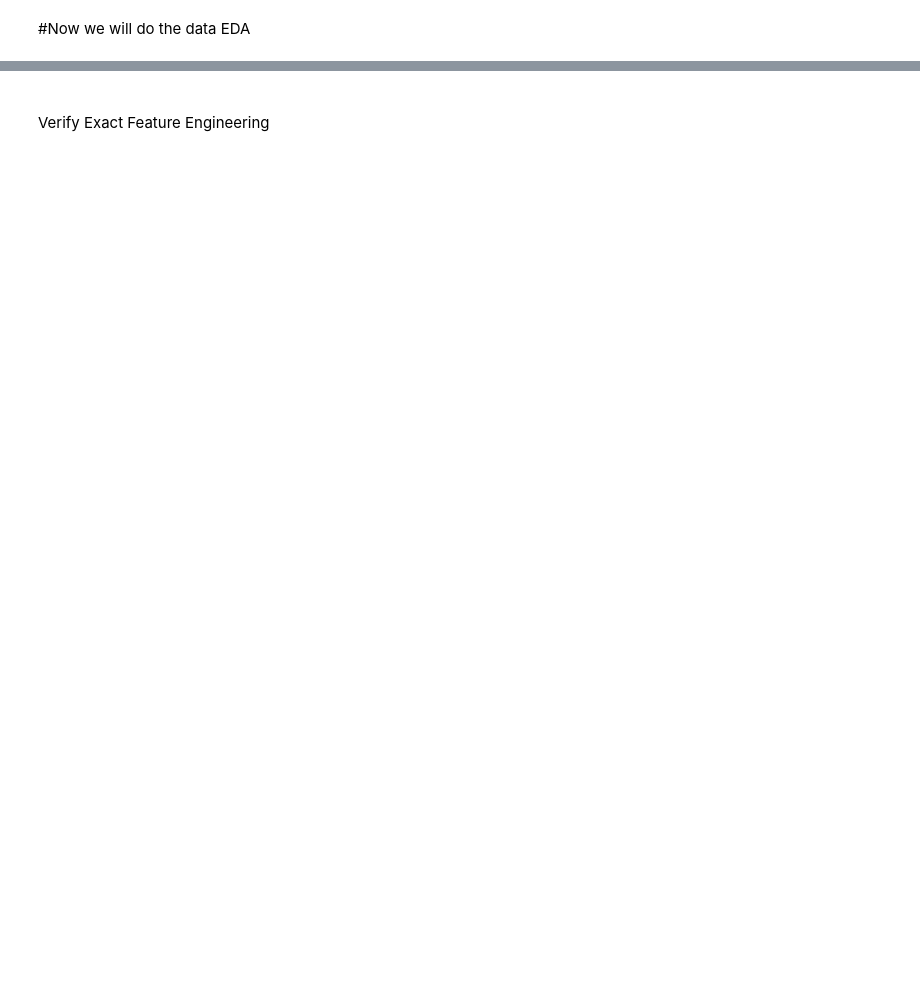
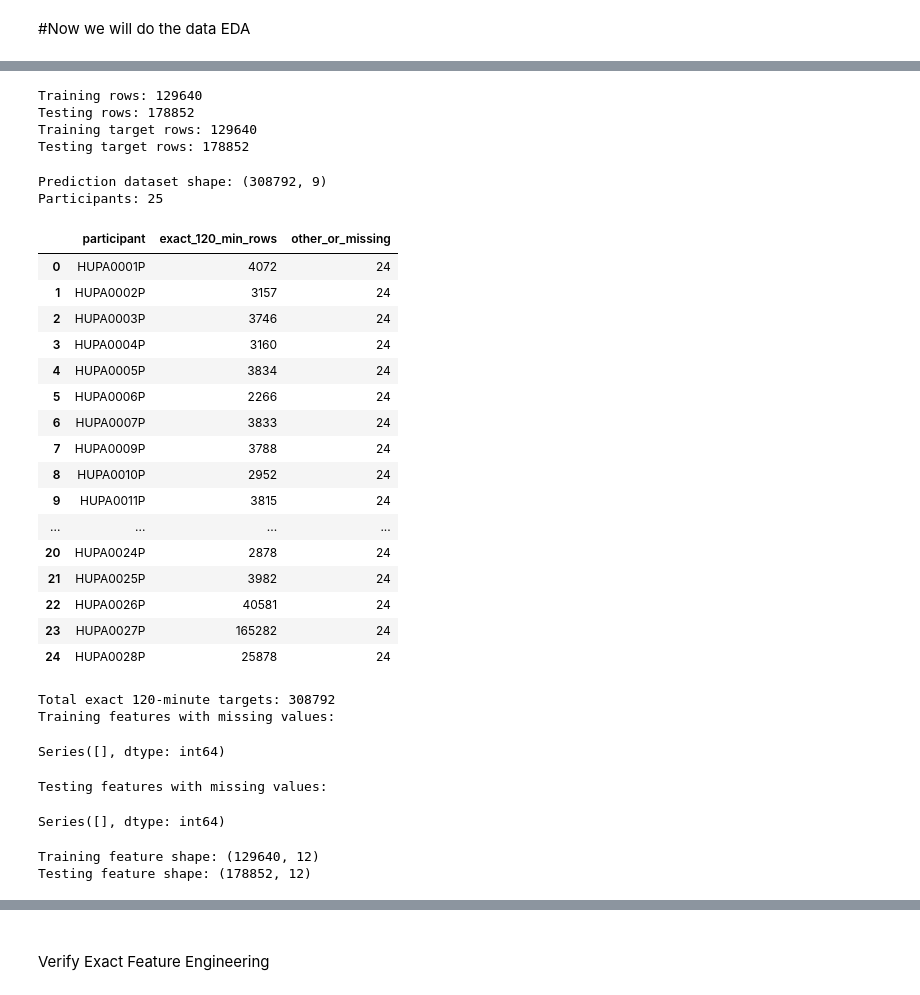
Before and after one commit to shubhampanchal6376/digital-twin, a Jupyter notebook: notebooks/01_data_inspection.ipynb, the cells around one changed output, grey strips where cells are left out. Saved outputs shown, nothing was run; the diff lists cells and outputs as text; code cells hidden in the pictures; blank space fills up the shorter version.

```diff
--- a/notebooks/01_data_inspection.ipynb
+++ b/notebooks/01_data_inspection.ipynb
@@ -3045,7 +5132,7 @@ print(
 import pandas as pd
 
 # Settings
-HORIZON_STEPS = 24  # 2 hours at 5-minute intervals
+HORIZON_STEPS = 24
 
 feature_columns = [
     "glucose",
@@ -3063,27 +5150,24 @@ for file in csv_files:
     temp = pd.read_csv(file, sep=";")
 
     temp["time"] = pd.to_datetime(
-        temp["time"],
-        errors="coerce"
+        temp["time"], errors="coerce"
     )
 
-    # Sort chronologically
     temp = temp.sort_values("time").reset_index(drop=True)
 
-    # Keep participant identity
+    # Preserve participant identity
     temp["participant"] = file.stem
 
-    # Create future glucose target
+    # Create the 2-hour future target
     temp["glucose_future_2h"] = (
         temp["glucose"].shift(-HORIZON_STEPS)
     )
 
     participant_frames.append(temp)
 
-# Combine participants in memory
+# Combine participants
 prediction_data = pd.concat(
-    participant_frames,
-    ignore_index=True
+    participant_frames, ignore_index=True
 )
 
 # Remove rows without a future target
@@ -3091,19 +5175,14 @@ prediction_data = prediction_data.dropna(
     subset=["glucose_future_2h"]
 ).reset_index(drop=True)
 
-print("Prediction dataset shape:", prediction_data.shape)
-print("Participants:", prediction_data["participant"].nunique())
-
-print("\nTarget summary:")
-display(prediction_data["glucose_future_2h"].describe())
+print("Dataset shape:", prediction_data.shape)
+print("Number of participants:", prediction_data["participant"].nunique())
+print("\nParticipant IDs:")
+print(sorted(prediction_data["participant"].unique()))
 
 print("\nRecords per participant:")
 display(
     prediction_data.groupby("participant")
     .size()
-    .sort_values(ascending=False)
     .to_frame("prediction_rows")
 )
-
-print("\nFirst five rows:")
-display(prediction_data.head())
@@ -3142,3 +5413,13 @@ display(
+# %%
+print("Training rows:", len(X_train))
+print("Testing rows:", len(X_test))
+print("Training target rows:", len(y_train))
+print("Testing target rows:", len(y_test))
+# %% [output]
+Training rows: 129640
+Testing rows: 178852
+Training target rows: 129640
+Testing target rows: 178852
 # %%
 # Rebuild the 2-hour prediction target within each participant
 
@@ -3164,30 +5445,68 @@ prediction_data = pd.concat(
     participant_frames,
     ignore_index=True
 )
 
 print("Prediction dataset shape:", prediction_data.shape)
 print("Participants:", prediction_data["participant"].nunique()
       if "participant" in prediction_data.columns else len(csv_files))
 
 # Validate target horizon within each source file
 horizon_results = []
 
 for file in csv_files:
     temp = pd.read_csv(file, sep=";")
     temp["time"] = pd.to_datetime(temp["time"], errors="coerce")
     temp = temp.sort_values("time").reset_index(drop=True)
 
     future_time = temp["time"].shift(-HORIZON_STEPS)
     minutes = (future_time - temp["time"]).dt.total_seconds() / 60
 
     horizon_results.append({
         "participant": file.stem,
         "exact_120_min_rows": int((minutes == 120).sum()),
         "other_or_missing": int((minutes != 120).sum()),
     })
 
 horizon_summary = pd.DataFrame(horizon_results)
 display(horizon_summary)
 
 print("\nTotal exact 120-minute targets:",
       horizon_summary["exact_120_min_rows"].sum())
+
+# Check whether the feature columns contain missing values
+
+print("Training features with missing values:")
+display(X_train.isna().sum()[X_train.isna().sum() > 0])
+
+print("\nTesting features with missing values:")
+display(X_test.isna().sum()[X_test.isna().sum() > 0])
+
+print("\nTraining feature shape:", X_train.shape)
+print("Testing feature shape:", X_test.shape)
+# %% [output]
+Prediction dataset shape: (308792, 9)
+Participants: 25
+|  | participant | exact_120_min_rows | other_or_missing |
+| 0 | HUPA0001P | 4072 | 24 |
+| 1 | HUPA0002P | 3157 | 24 |
+| 2 | HUPA0003P | 3746 | 24 |
+| 3 | HUPA0004P | 3160 | 24 |
+| 4 | HUPA0005P | 3834 | 24 |
+| 5 | HUPA0006P | 2266 | 24 |
+| 6 | HUPA0007P | 3833 | 24 |
+| 7 | HUPA0009P | 3788 | 24 |
+| 8 | HUPA0010P | 2952 | 24 |
+| 9 | HUPA0011P | 3815 | 24 |
+| ... | ... | ... | ... |
+| 20 | HUPA0024P | 2878 | 24 |
+| 21 | HUPA0025P | 3982 | 24 |
+| 22 | HUPA0026P | 40581 | 24 |
+| 23 | HUPA0027P | 165282 | 24 |
+| 24 | HUPA0028P | 25878 | 24 |
+Total exact 120-minute targets: 308792
+Training features with missing values:
+Series([], dtype: int64)
+Testing features with missing values:
+Series([], dtype: int64)
+Training feature shape: (129640, 12)
+Testing feature shape: (178852, 12)
```
Also changed, not shown: parts of 210 cells of this notebook, 3 other files.
